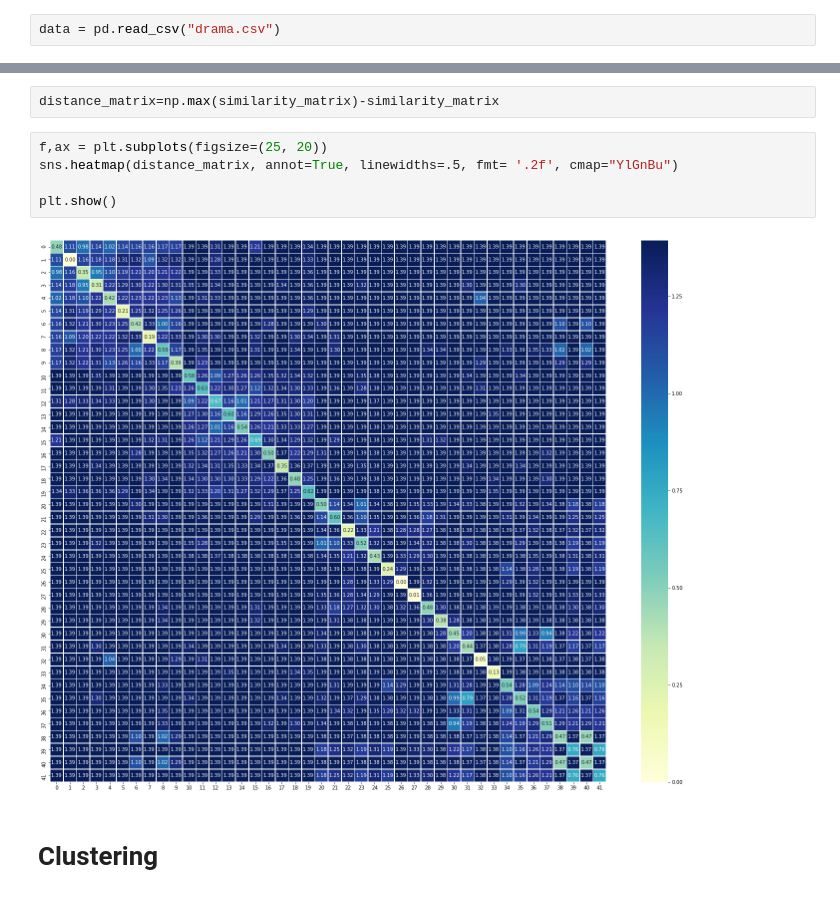
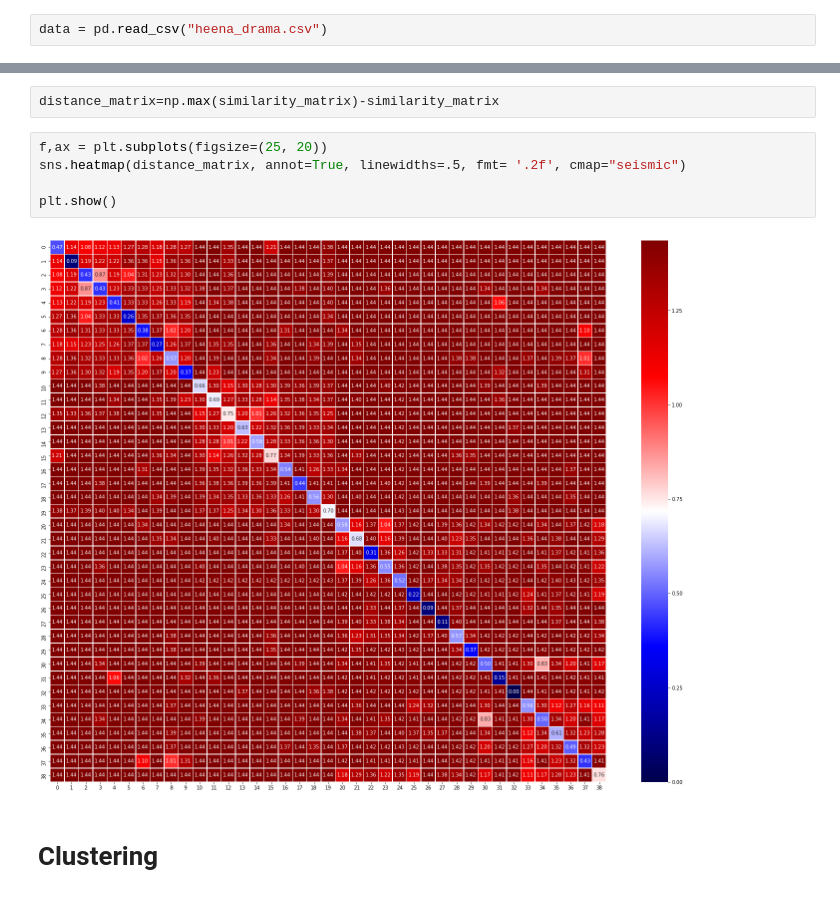
Before and after one commit to sk23jatin/Text-Summarization, a Jupyter notebook: BTP1.ipynb, the cells around one changed output, grey strips where cells are left out. Saved outputs shown, nothing was run; the diff lists cells and outputs as text.

```diff
--- a/BTP1.ipynb
+++ b/BTP1.ipynb
@@ -17,7 +17,7 @@ from sklearn.decomposition import PCA
 # %% [markdown]
 # Fetching Data
 # %%
-data = pd.read_csv("drama.csv")
+data = pd.read_csv("heena_drama.csv")
 # %%
 # viewing data example to know how our data actually lools like
 data.head()
@@ -357,11 +331,11 @@ plt.show()
 distance_matrix=np.max(similarity_matrix)-similarity_matrix
 # %%
 f,ax = plt.subplots(figsize=(25, 20))
-sns.heatmap(distance_matrix, annot=True, linewidths=.5, fmt= '.2f', cmap="YlGnBu")
+sns.heatmap(distance_matrix, annot=True, linewidths=.5, fmt= '.2f', cmap="seismic")
 
 plt.show()
 # %% [output]
-[figure, old version]
+[figure, new version]
 # %% [markdown]
 # Clustering
 # %% [markdown]
```
Also changed, not shown: parts of 33 cells of this notebook, 3 other files.
